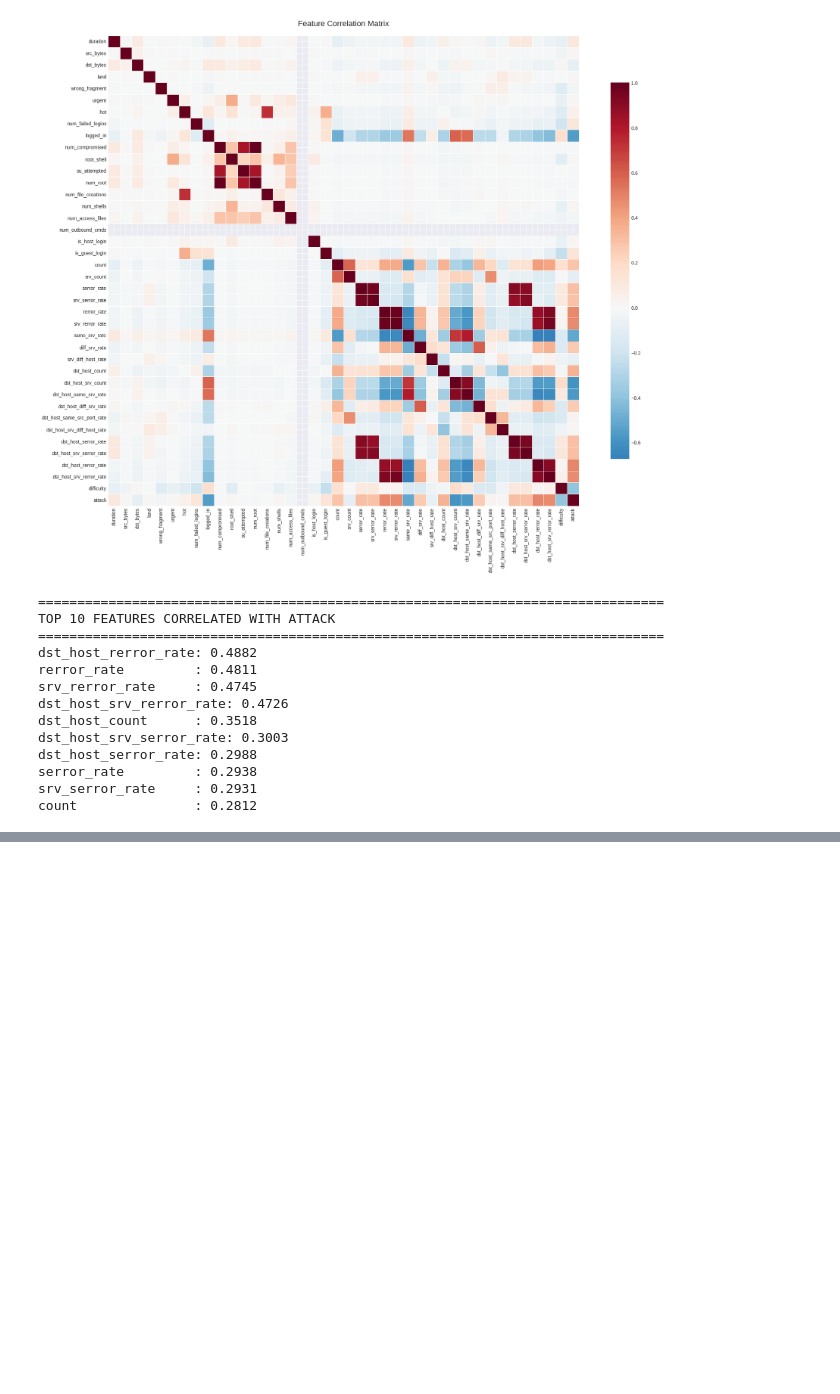
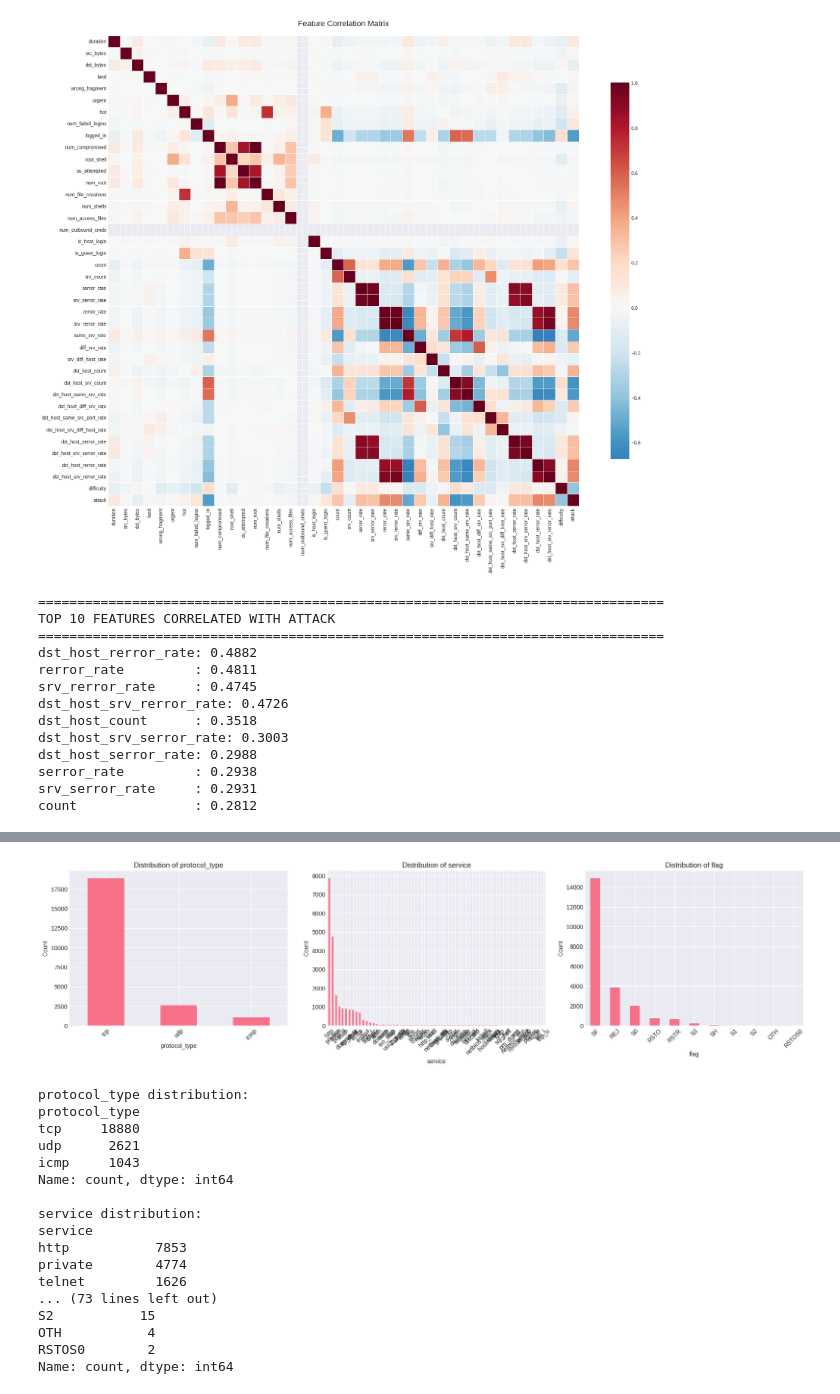
Before and after one commit to hima879/ai_network_ids, a Jupyter notebook: notebooks/01_EDA_Network_Intrusion.ipynb, the cells around one changed output, grey strips where cells are left out. Saved outputs shown, nothing was run; the diff lists cells and outputs as text; code cells hidden in the pictures; blank space fills up the shorter version.

```diff
--- a/notebooks/01_EDA_Network_Intrusion.ipynb
+++ b/notebooks/01_EDA_Network_Intrusion.ipynb
@@ -419,0 +583,39 @@ count               : 0.2812
+# %%
+# Cell 10: Categorical Features Analysis
+categorical_cols = ['protocol_type', 'service', 'flag']
+
+fig, axes = plt.subplots(1, 3, figsize=(18, 5))
+
+for idx, col in enumerate(categorical_cols):
+    train_df[col].value_counts().plot(kind='bar', ax=axes[idx])
+    axes[idx].set_title(f'Distribution of {col}')
+    axes[idx].set_xlabel(col)
+    axes[idx].set_ylabel('Count')
+    axes[idx].tick_params(axis='x', rotation=45)
+
+plt.tight_layout()
+plt.show()
+
+# Print value counts
+for col in categorical_cols:
+    print(f"\n{col} distribution:")
+    print(train_df[col].value_counts())
+# %% [output]
+[figure, added]
+protocol_type distribution:
+protocol_type
+tcp     18880
+udp      2621
+icmp     1043
+Name: count, dtype: int64
+
+service distribution:
+service
+http           7853
+private        4774
+telnet         1626
+... (73 lines left out)
+S2           15
+OTH           4
+RSTOS0        2
+Name: count, dtype: int64
```
Also changed, not shown: parts of 17 cells of this notebook.
